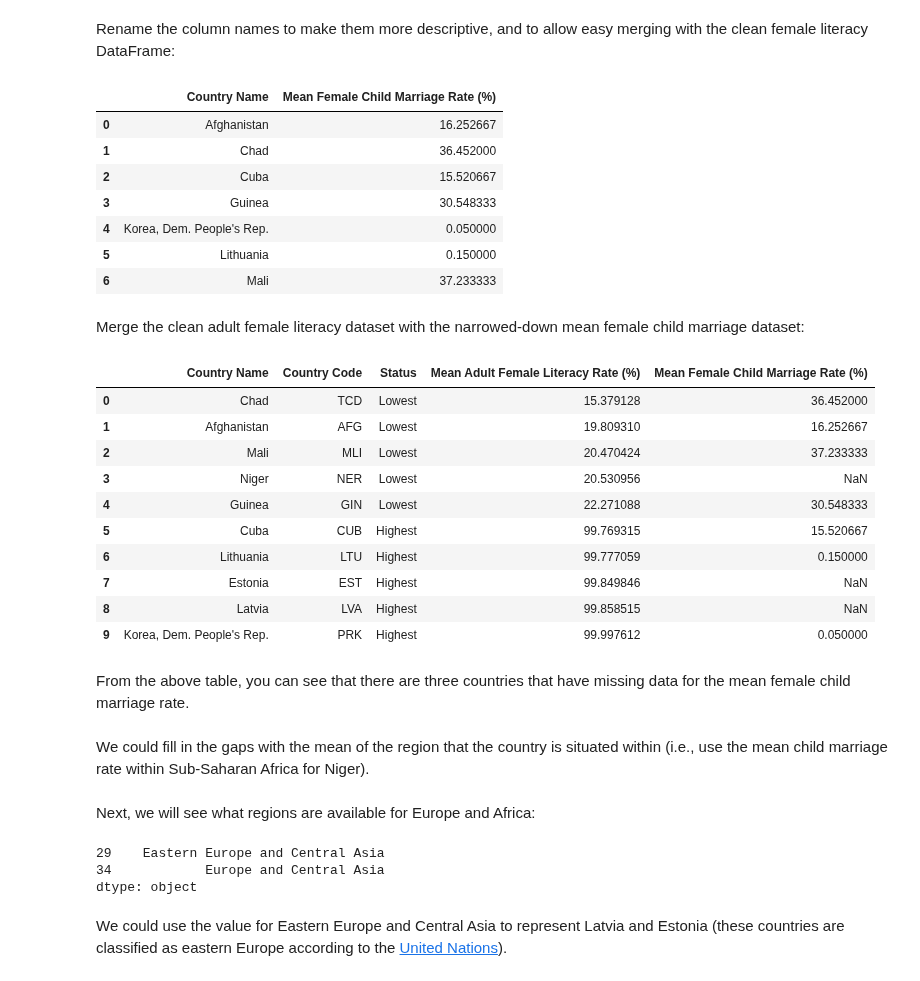
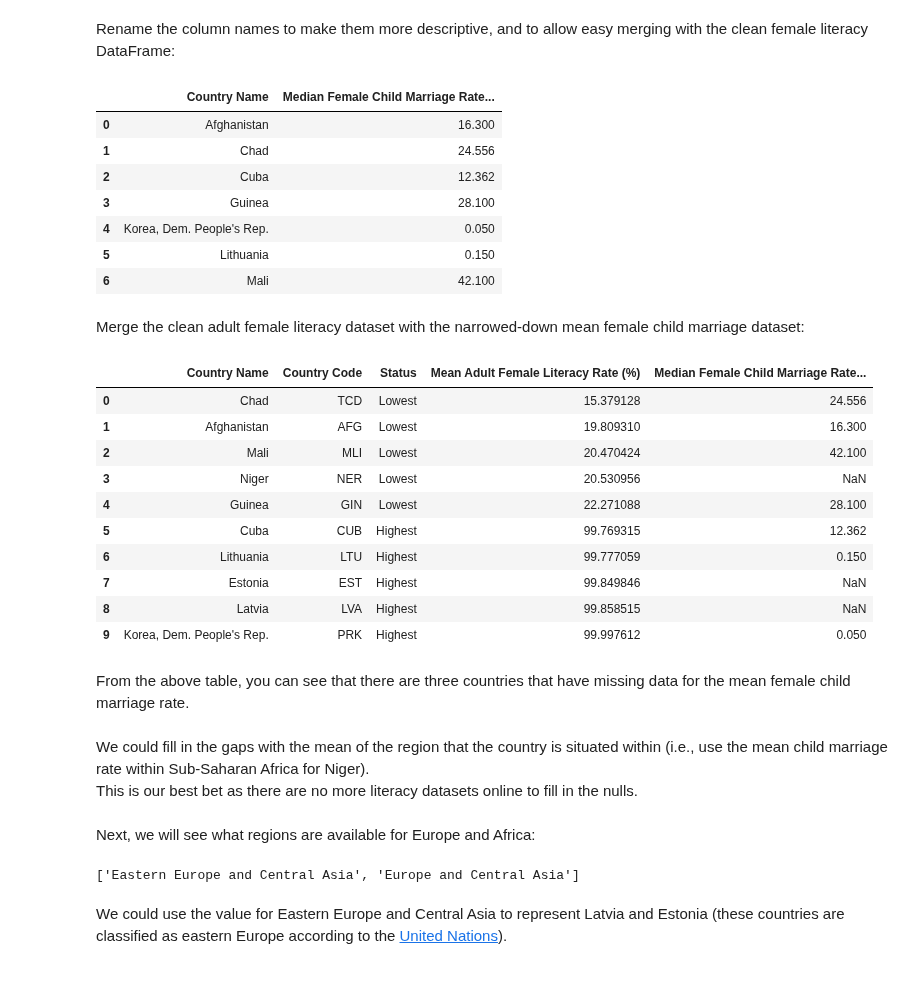
Before and after one commit to nf-97/literacy-project, a Jupyter notebook: child-marriage-dc.ipynb, the cells around one changed output. Drawn from its saved outputs; the diff is of its cells as text; code cells hidden in the pictures.

```diff
--- a/child-marriage-dc.ipynb
+++ b/child-marriage-dc.ipynb
@@ -301,52 +302,51 @@ df_c
 # %% [markdown]
 Find the mean for each country, so that we can get one value for child marriage prevalence per country:
 # %%
-df_c = pd.DataFrame(df_c.groupby("Geographic area")["OBS_VALUE"].mean()).reset_index()
+df_c_mean = pd.DataFrame(df_c.groupby("Geographic area")["OBS_VALUE"].median()).reset_index()
 # %% [markdown]
 Rename the column names to make them more descriptive, and to allow easy merging with the clean female literacy DataFrame:
 # %%
-df_c = df_c.rename(columns={"Geographic area":"Country Name", "OBS_VALUE": "Mean Female Child Marriage Rate (%)"})
-df_c
+df_c_mean = df_c_mean.rename(columns={"Geographic area":"Country Name", "OBS_VALUE": "Median Female Child Marriage Rate (%)"})
+df_c_mean
 # %% [output]
-|  | Country Name | Mean Female Child Marriage Rate (%) |
-| 0 | Afghanistan | 16.252667 |
-| 1 | Chad | 36.452000 |
-| 2 | Cuba | 15.520667 |
-| 3 | Guinea | 30.548333 |
-| 4 | Korea, Dem. People's Rep. | 0.050000 |
-| 5 | Lithuania | 0.150000 |
-| 6 | Mali | 37.233333 |
+|  | Country Name | Median Female Child Marriage Rate... |
+| 0 | Afghanistan | 16.300 |
+| 1 | Chad | 24.556 |
+| 2 | Cuba | 12.362 |
+| 3 | Guinea | 28.100 |
+| 4 | Korea, Dem. People's Rep. | 0.050 |
+| 5 | Lithuania | 0.150 |
+| 6 | Mali | 42.100 |
 # %% [markdown]
 Merge the clean adult female literacy dataset with the narrowed-down mean female child marriage dataset:
 # %%
-cm_fl = pd.merge(literacy, df_c, left_on="Country Name", right_on="Country Name", how="outer")
+cm_fl = pd.merge(literacy, df_c_mean, left_on="Country Name", right_on="Country Name", how="outer")
 cm_fl
 # %% [output]
-|  | Country Name | Country Code | Status | Mean Adult Female Literacy Rate (%) | Mean Female Child Marriage Rate (%) |
-| 0 | Chad | TCD | Lowest | 15.379128 | 36.452000 |
-| 1 | Afghanistan | AFG | Lowest | 19.809310 | 16.252667 |
-| 2 | Mali | MLI | Lowest | 20.470424 | 37.233333 |
+|  | Country Name | Country Code | Status | Mean Adult Female Literacy Rate (%) | Median Female Child Marriage Rate... |
+| 0 | Chad | TCD | Lowest | 15.379128 | 24.556 |
+| 1 | Afghanistan | AFG | Lowest | 19.809310 | 16.300 |
+| 2 | Mali | MLI | Lowest | 20.470424 | 42.100 |
 | 3 | Niger | NER | Lowest | 20.530956 | NaN |
-| 4 | Guinea | GIN | Lowest | 22.271088 | 30.548333 |
-| 5 | Cuba | CUB | Highest | 99.769315 | 15.520667 |
-| 6 | Lithuania | LTU | Highest | 99.777059 | 0.150000 |
+| 4 | Guinea | GIN | Lowest | 22.271088 | 28.100 |
+| 5 | Cuba | CUB | Highest | 99.769315 | 12.362 |
+| 6 | Lithuania | LTU | Highest | 99.777059 | 0.150 |
 | 7 | Estonia | EST | Highest | 99.849846 | NaN |
 | 8 | Latvia | LVA | Highest | 99.858515 | NaN |
-| 9 | Korea, Dem. People's Rep. | PRK | Highest | 99.997612 | 0.050000 |
+| 9 | Korea, Dem. People's Rep. | PRK | Highest | 99.997612 | 0.050 |
 # %% [markdown]
 From the above table, you can see that there are three countries that have missing data for the mean female child marriage rate.
 # %% [markdown]
-We could fill in the gaps with the mean of the region that the country is situated within (i.e., use the mean child marriage rate within Sub-Saharan Africa for Niger).
+We could fill in the gaps with the mean of the region that the country is situated within (i.e., use the mean child marriage rate within Sub-Saharan Africa for Niger). <br>
+This is our best bet as there are no more literacy datasets online to fill in the nulls.
 # %% [markdown]
 Next, we will see what regions are available for Europe and Africa:
 # %%
 c_series = pd.Series(df["Geographic area"].unique()) # make a series to use the regex on
 europe = c_series[c_series.str.contains("Europe", regex=True)] # find all regions with 'Europe' in the name
-europe
+list(europe)
 # %% [output]
-29    Eastern Europe and Central Asia
-34            Europe and Central Asia
-dtype: object
+['Eastern Europe and Central Asia', 'Europe and Central Asia']
 # %% [markdown]
 We could use the value for Eastern Europe and Central Asia to represent Latvia and Estonia (these countries are classified as eastern Europe according to the [United Nations](https://www.un.org/dgacm/en/content/regional-groups)).
 # %%
```
Also changed, not shown: parts of 26 cells of this notebook.
